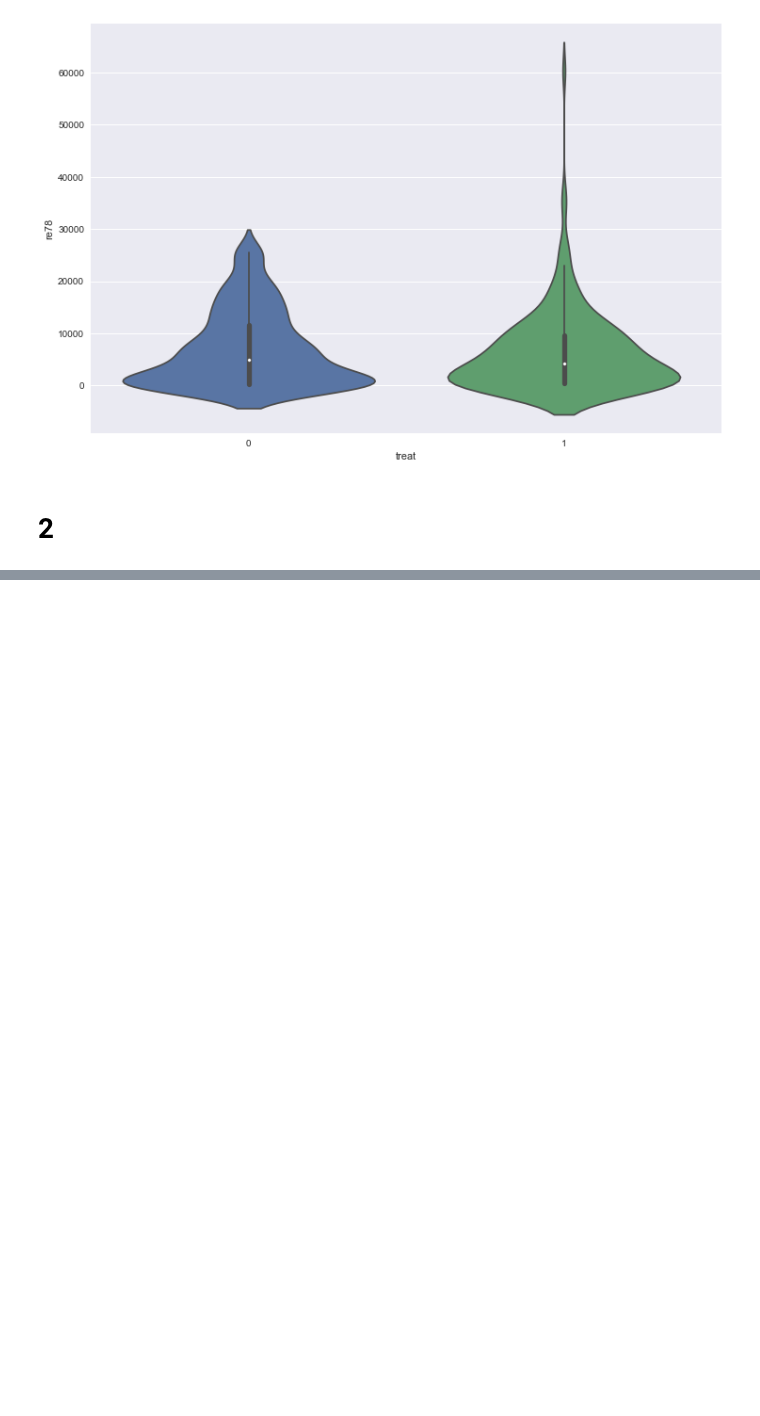
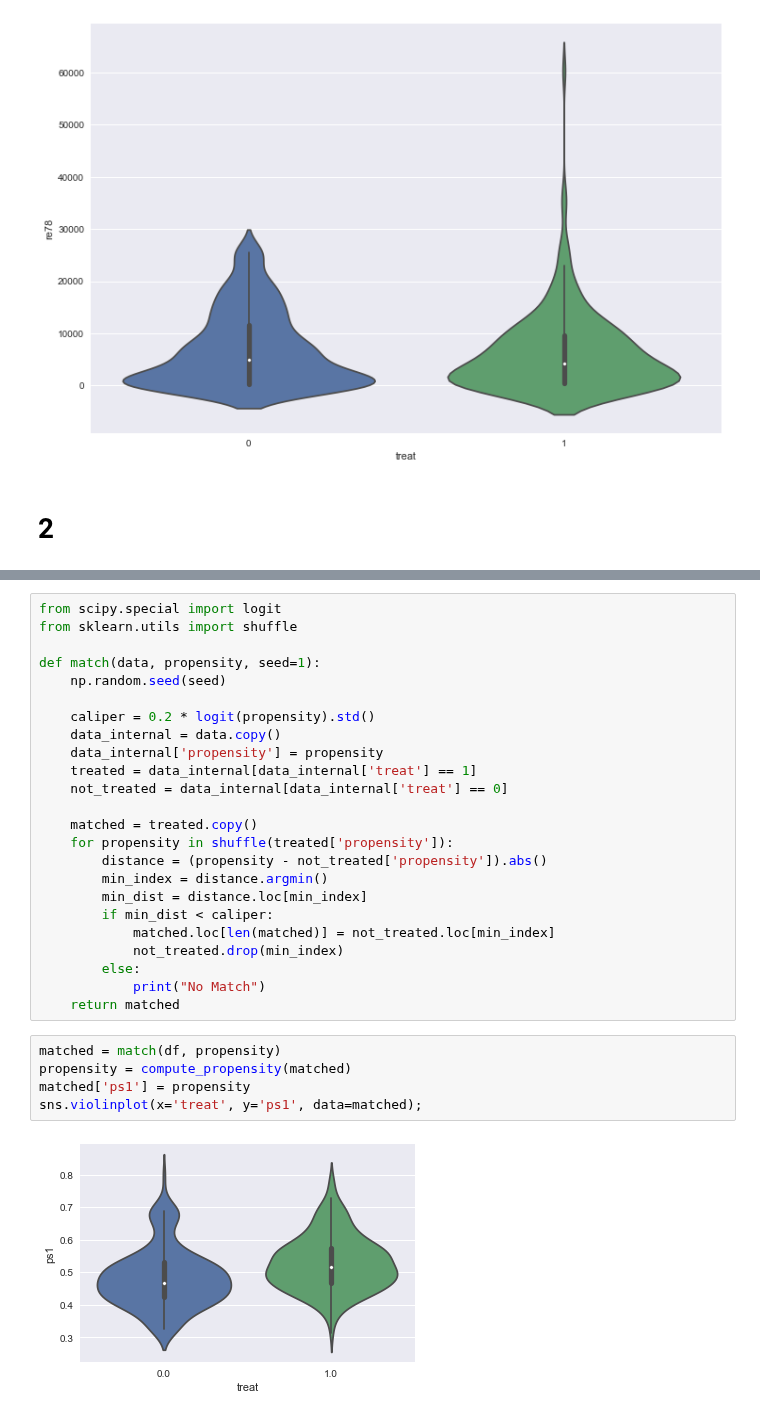
Before and after one commit to raphaelBarman/ADA-dh, a Jupyter notebook: 04 - Applied ML/Homework 4.ipynb, the cells around one changed output, grey strips where cells are left out. Drawn from its saved outputs; the diff is of its cells as text; blank space fills up the shorter version.

```diff
--- a/04 - Applied ML/Homework 4.ipynb
+++ b/04 - Applied ML/Homework 4.ipynb
@@ -131,0 +138,31 @@ sns.countplot(x='treat',hue='nodegree', data=df, ax=axes[1,1]);
+# %%
+from scipy.special import logit
+from sklearn.utils import shuffle
+
+def match(data, propensity, seed=1):
+    np.random.seed(seed)
+
+    caliper = 0.2 * logit(propensity).std()
+    data_internal = data.copy()
+    data_internal['propensity'] = propensity
+    treated = data_internal[data_internal['treat'] == 1]
+    not_treated = data_internal[data_internal['treat'] == 0]
+
+    matched = treated.copy()
+    for propensity in shuffle(treated['propensity']):
+        distance = (propensity - not_treated['propensity']).abs()
+        min_index = distance.argmin()
+        min_dist = distance.loc[min_index]
+        if min_dist < caliper:
+            matched.loc[len(matched)] = not_treated.loc[min_index]
+            not_treated.drop(min_index)
+        else:
+            print("No Match")
+    return matched
+# %%
+matched = match(df, propensity)
+propensity = compute_propensity(matched)
+matched['ps1'] = propensity
+sns.violinplot(x='treat', y='ps1', data=matched);
+# %% [output]
+[figure, added]
```
Also changed, not shown: parts of 11 cells of this notebook.
